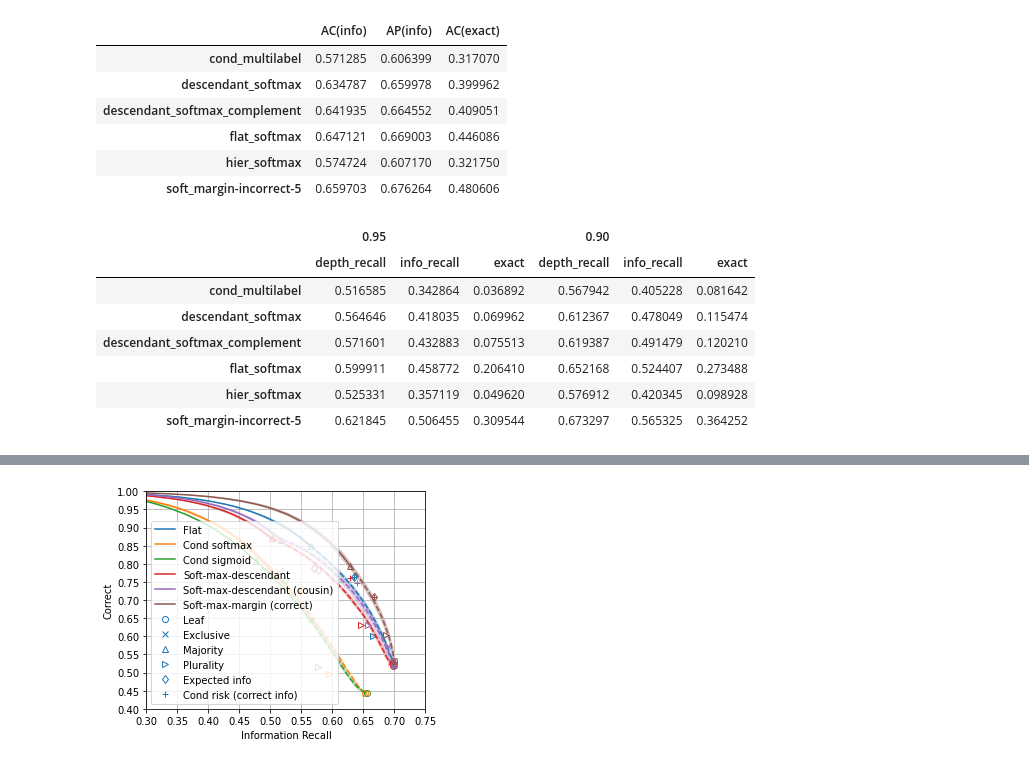
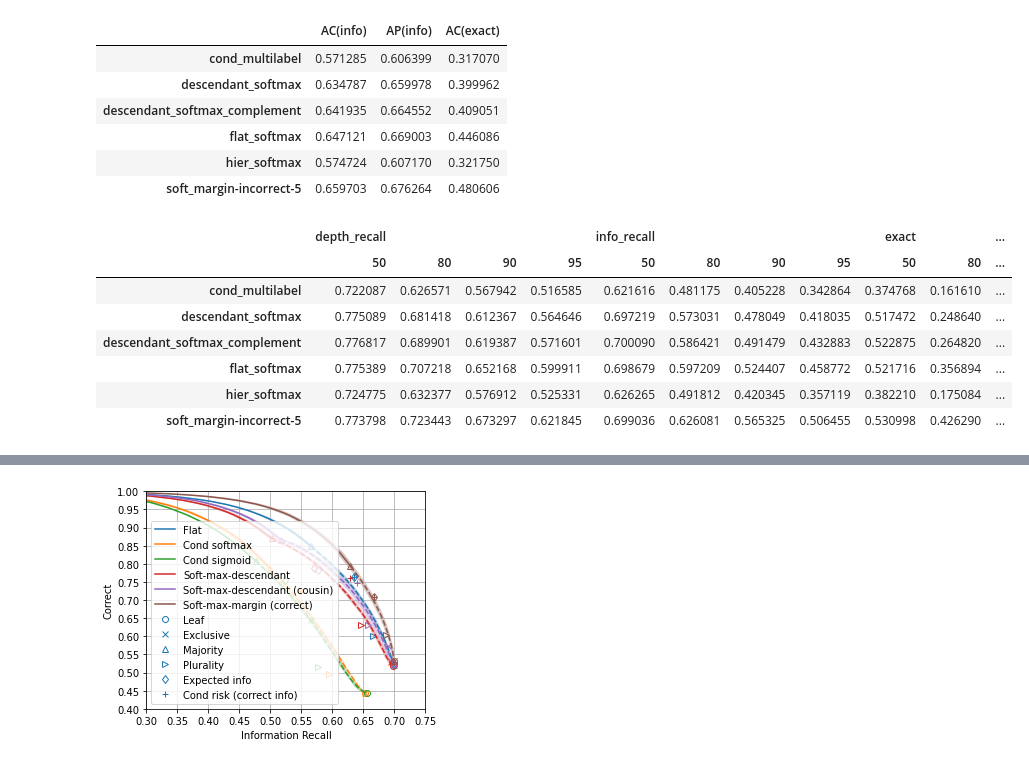
Before and after one commit to jvlmdr/hiercls, a Jupyter notebook: eval_inat21_errorbars.ipynb, the cells around one changed output, grey strips where cells are left out. Drawn from its saved outputs; the diff is of its cells as text; code cells hidden in the pictures.

Commit message:
Produce main table

```diff
--- a/eval_inat21_errorbars.ipynb
+++ b/eval_inat21_errorbars.ipynb
@@ -494,33 +486,34 @@ auc_mean
 # %%
 INTERCEPTS = [
     'depth_recall',
     'info_recall',
     'exact',
 ]
 
-CORRECT = [0.95, 0.9]
+CORRECT = [50, 80, 90, 95]
 
 recalls = {
-    (c, y): {
+    (y, c): {
         trial_key: metrics.pareto_intercept(
             results[trial_key]['pareto_metrics']['correct'],
             results[trial_key]['pareto_metrics'][y],
-            c)
+            c / 100)
         for trial_key in results
-    } for c in CORRECT for y in INTERCEPTS
+    } for y in INTERCEPTS for c in CORRECT
 }
 
 # pd.DataFrame(recalls).groupby(level=0).describe().style.format('{:.3f}'.format)
 intercept_mean = pd.DataFrame(recalls).groupby(level=0).mean()
 intercept_std = pd.DataFrame(recalls).groupby(level=0).std()
-intercept_meanpareto_means = {field: np.mean(stacked_resampled[field], axis=0) for field in stacked_resampled}
-# pareto_stds = {field: np.std(stacked_resampled[field], axis=0) for field in stacked_resampled}
+# intercept_mean.columns = intercept_mean.columns.to_flat_index().map(lambda xs: '_'.join(map(str, xs)))
+# intercept_std.columns = intercept_std.columns.to_flat_index().map(lambda xs: '_'.join(map(str, xs)))
+intercept_mean
 # %% [output]
-|  | 0.95 |  |  | 0.90 |  |  |
-|  | depth_recall | info_recall | exact | depth_recall | info_recall | exact |
-| cond_multilabel | 0.516585 | 0.342864 | 0.036892 | 0.567942 | 0.405228 | 0.081642 |
-| descendant_softmax | 0.564646 | 0.418035 | 0.069962 | 0.612367 | 0.478049 | 0.115474 |
-| descendant_softmax_complement | 0.571601 | 0.432883 | 0.075513 | 0.619387 | 0.491479 | 0.120210 |
-| flat_softmax | 0.599911 | 0.458772 | 0.206410 | 0.652168 | 0.524407 | 0.273488 |
-| hier_softmax | 0.525331 | 0.357119 | 0.049620 | 0.576912 | 0.420345 | 0.098928 |
-| soft_margin-incorrect-5 | 0.621845 | 0.506455 | 0.309544 | 0.673297 | 0.565325 | 0.364252 |
+|  | depth_recall |  |  |  | info_recall |  |  |  | exact |  | ... |
+|  | 50 | 80 | 90 | 95 | 50 | 80 | 90 | 95 | 50 | 80 | ... |
+| cond_multilabel | 0.722087 | 0.626571 | 0.567942 | 0.516585 | 0.621616 | 0.481175 | 0.405228 | 0.342864 | 0.374768 | 0.161610 | ... |
+| descendant_softmax | 0.775089 | 0.681418 | 0.612367 | 0.564646 | 0.697219 | 0.573031 | 0.478049 | 0.418035 | 0.517472 | 0.248640 | ... |
+| descendant_softmax_complement | 0.776817 | 0.689901 | 0.619387 | 0.571601 | 0.700090 | 0.586421 | 0.491479 | 0.432883 | 0.522875 | 0.264820 | ... |
+| flat_softmax | 0.775389 | 0.707218 | 0.652168 | 0.599911 | 0.698679 | 0.597209 | 0.524407 | 0.458772 | 0.521716 | 0.356894 | ... |
+| hier_softmax | 0.724775 | 0.632377 | 0.576912 | 0.525331 | 0.626265 | 0.491812 | 0.420345 | 0.357119 | 0.382210 | 0.175084 | ... |
+| soft_margin-incorrect-5 | 0.773798 | 0.723443 | 0.673297 | 0.621845 | 0.699036 | 0.626081 | 0.565325 | 0.506455 | 0.530998 | 0.426290 | ... |
```
Also changed, not shown: parts of 26 cells of this notebook.
